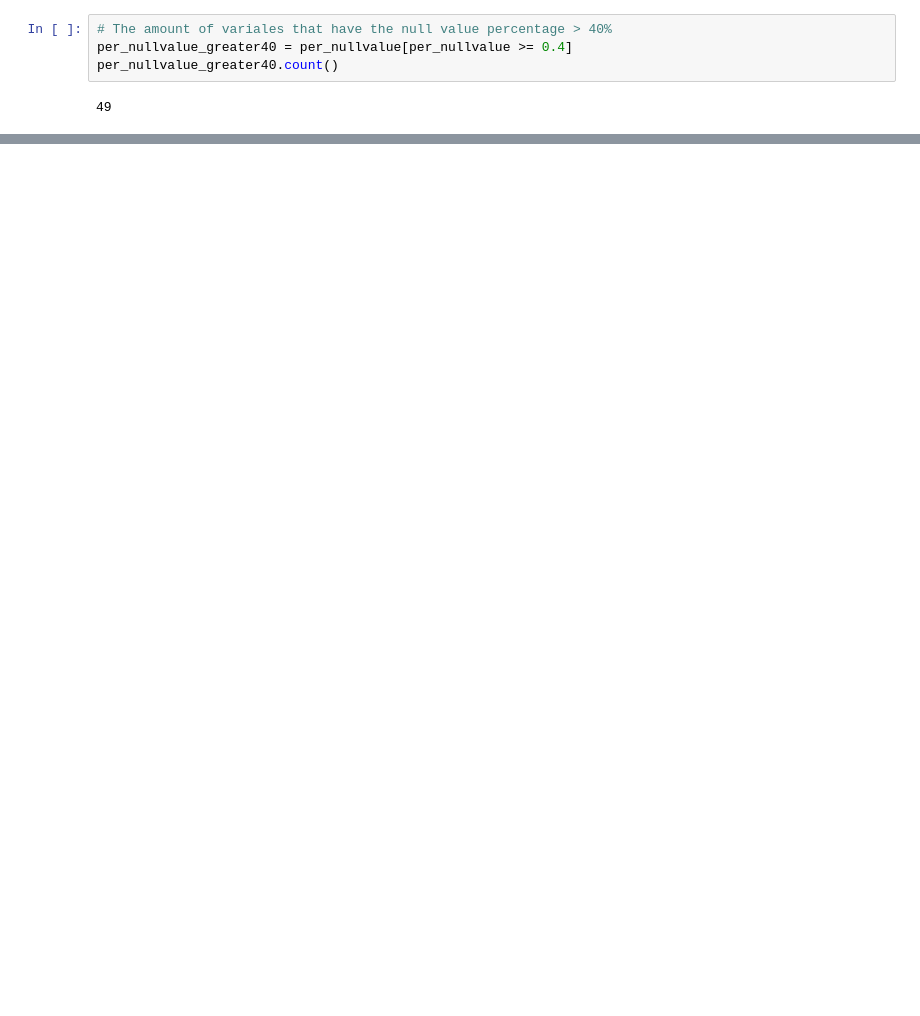
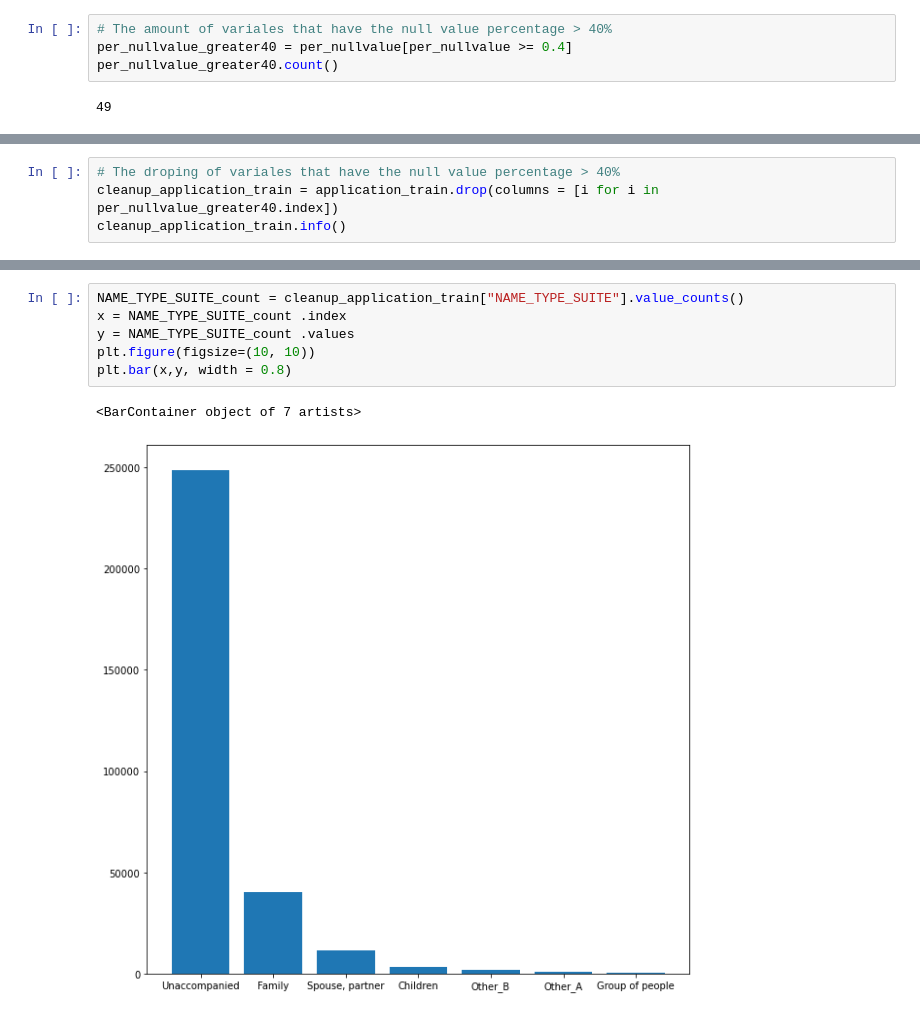
Before and after one commit to ytran71/ProgrammingProject_FinanceData, a Jupyter notebook: Explore_application_train.ipynb, the cells around one changed output, grey strips where cells are left out. Drawn from its saved outputs; the diff is of its cells as text; blank space fills up the shorter version.

```diff
--- a/Explore_application_train.ipynb
+++ b/Explore_application_train.ipynb
@@ -354,0 +224,4 @@ new_application_train = new_application_train.drop(columns = ["DAYS_BIRTH","DAYS
+# %%
+# The droping of variales that have the null value percentage > 40%
+cleanup_application_train = application_train.drop(columns = [i for i in per_nullvalue_greater40.index])
+cleanup_application_train.info()
@@ -354,0 +246,9 @@ new_application_train = new_application_train.drop(columns = ["DAYS_BIRTH","DAYS
+# %%
+NAME_TYPE_SUITE_count = cleanup_application_train["NAME_TYPE_SUITE"].value_counts()
+x = NAME_TYPE_SUITE_count .index
+y = NAME_TYPE_SUITE_count .values
+plt.figure(figsize=(10, 10))
+plt.bar(x,y, width = 0.8)
+# %% [output]
+<BarContainer object of 7 artists>
+[figure, added]
```
Also changed, not shown: parts of 96 cells of this notebook, 1 other file.
